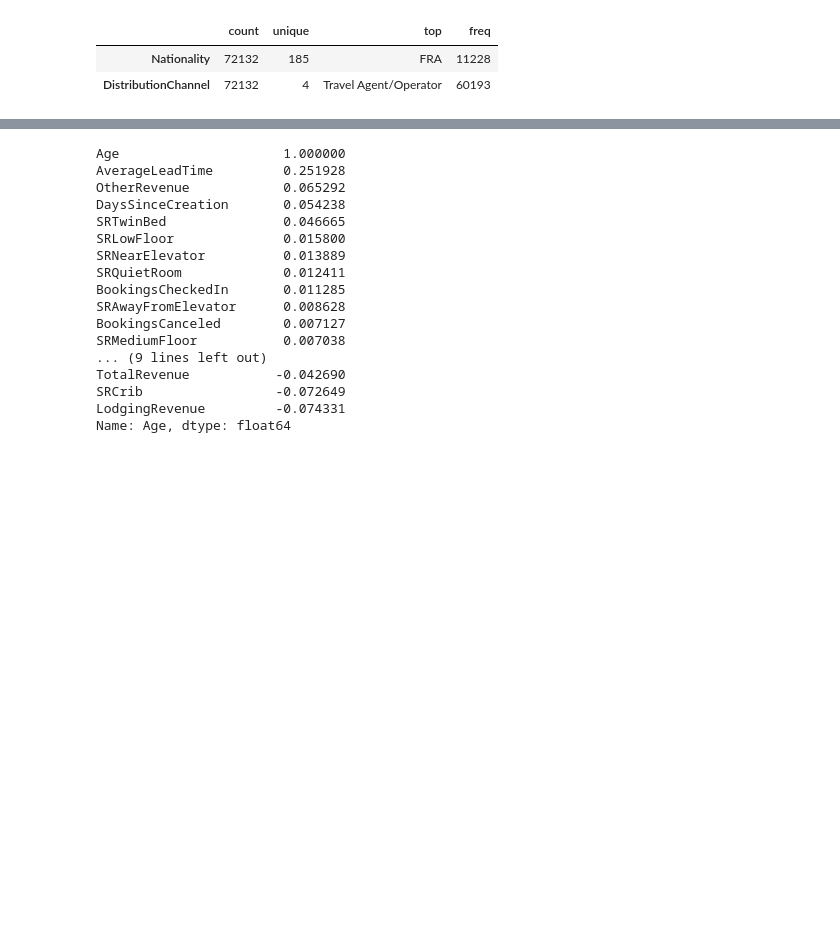
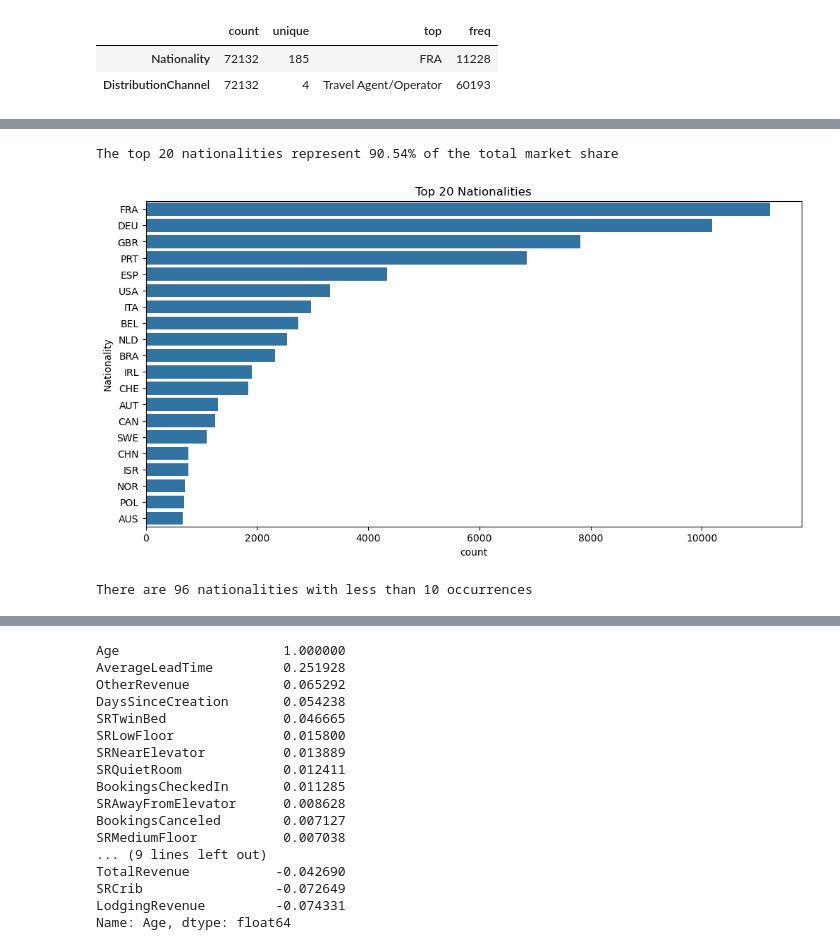
Before and after one commit to RubenCMarques/Hotel-Customer-Segmentation, a Jupyter notebook: Notebooks/A-B.ipynb, the cells around one changed output, grey strips where cells are left out. Saved outputs shown, nothing was run; the diff lists cells and outputs as text; code cells hidden in the pictures; blank space fills up the shorter version.

```diff
--- a/Notebooks/A-B.ipynb
+++ b/Notebooks/A-B.ipynb
@@ -295,0 +267,4 @@ Age wil be feature 1 of demographic clustering and there will be three groups:
+# %%
+# Put the top20 nationalities in a list
+top20_nationalities = customers['Nationality'].value_counts().head(20).index.tolist()
+print(f'The top 20 nationalities are {top20_nationalities}.')
@@ -295,0 +325,20 @@ Age wil be feature 1 of demographic clustering and there will be three groups:
+# %%
+# Sum the percentages in the top 10 nationalities
+top20_marketshare = top20_df['Percentage'].sum()
+print(f'The top 20 nationalities represent {round(top20_marketshare,2)}% of the total market share')
+# %% [output]
+The top 20 nationalities represent 90.54% of the total market share
+# %%
+# Plot the top20 nationalities
+plt.figure(figsize=(12, 6))
+sns.countplot(data=customers, y='Nationality', order=top20_nationalities)
+plt.title('Top 20 Nationalities')
+plt.show()
+# %% [output]
+[figure, added]
+# %%
+# check how many nationalities have less than 10 occurrences
+nationalities_less_than_10 = nationality_counts[nationality_counts < 10].index
+print(f'There are {nationalities_less_than_10.shape[0]} nationalities with less than 10 occurrences')
+# %% [output]
+There are 96 nationalities with less than 10 occurrences
```
Also changed, not shown: parts of 38 cells of this notebook.
